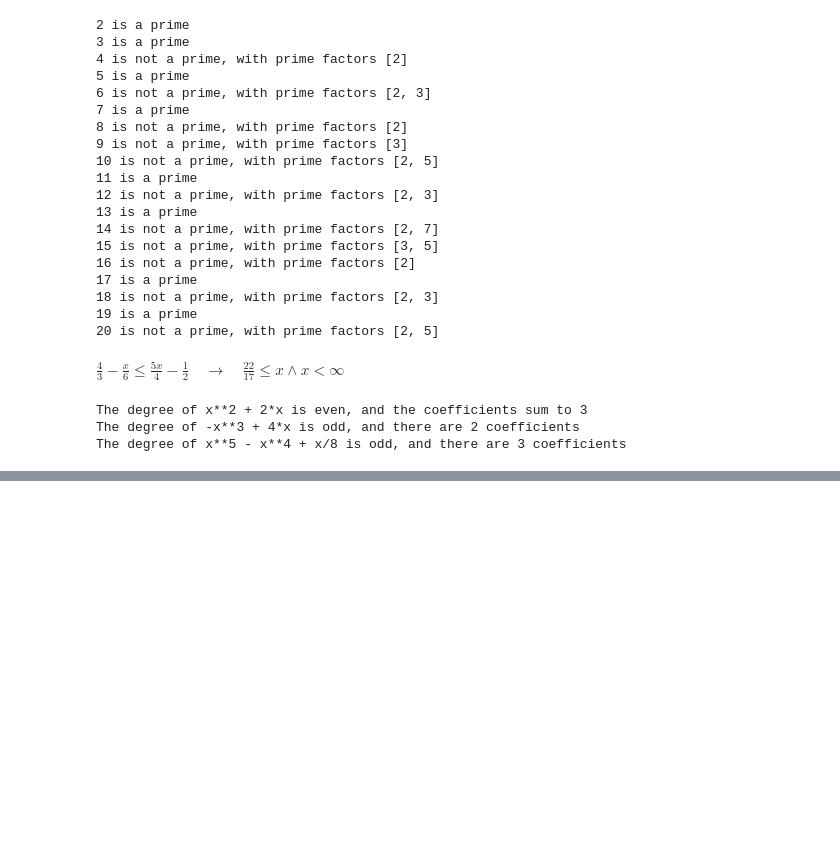
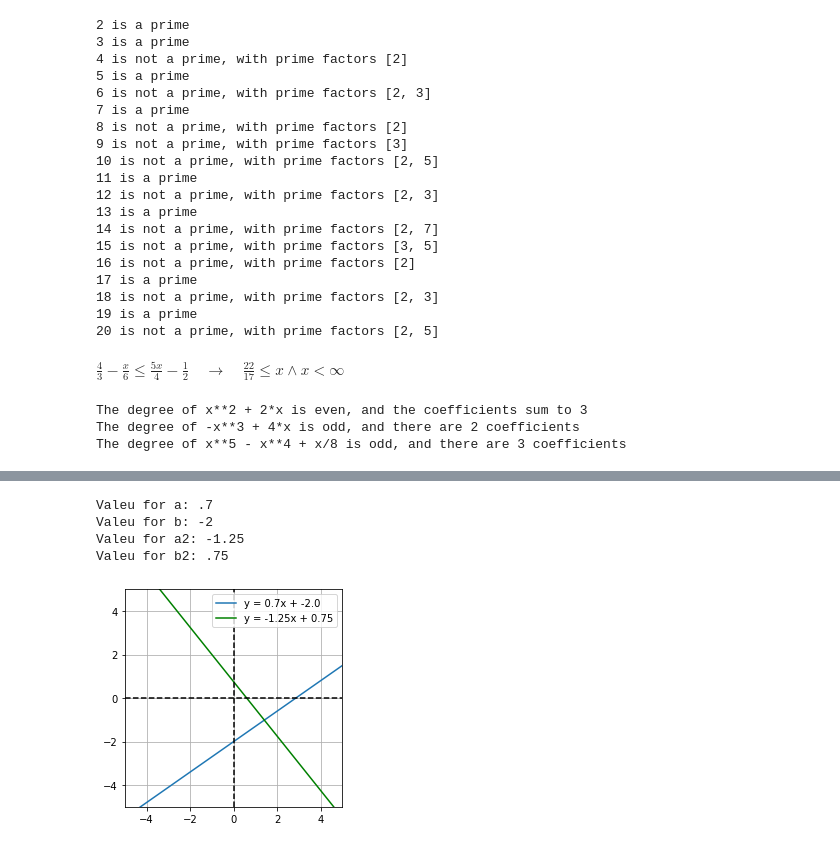
Before and after one commit to nietus/master_math, a Jupyter notebook: Master_Math_By_Coding_In_Python.ipynb, the cells around one changed output, grey strips where cells are left out. Cells and saved outputs as stored; diff of their text form; code cells hidden in the pictures; blank space fills up the shorter version.

```diff
--- a/Master_Math_By_Coding_In_Python.ipynb
+++ b/Master_Math_By_Coding_In_Python.ipynb
@@ -275,0 +363,33 @@ The degree of x**5 - x**4 + x/8 is odd, and there are 3 coefficients
+# %%
+#more graph exercises
+import matplotlib.pyplot as plt
+#y = ax + b
+x = [-5,5]
+a = float(input('Valeu for a: '))
+b = float(input('Valeu for b: '))
+c = float(input('Valeu for a2: '))
+d = float(input('Valeu for b2: '))
+y = [1,1] # starting y
+z = [1,1] # starting z
+for i in range(0,len(x)):
+  y[i] = a*x[i]+b
+  z[i] = c*x[i]+d
+plt.plot(x,y,label=f'y = {a}x + {b}')
+plt.plot(x,z,'g',label=f'y = {c}x + {d}')
+plt.axis('square')
+plt.grid()
+plt.xlim(x)
+plt.ylim(x)
+
+axis = plt.gca()
+plt.plot([-5,5],[0,0],'k--')
+plt.plot([0,0],[-5,5],'k--')
+
+plt.legend()
+plt.show()
+# %% [output]
+Valeu for a: .7
+Valeu for b: -2
+Valeu for a2: -1.25
+Valeu for b2: .75
+[figure, added]
```
Also changed, not shown: parts of 9 cells of this notebook.
